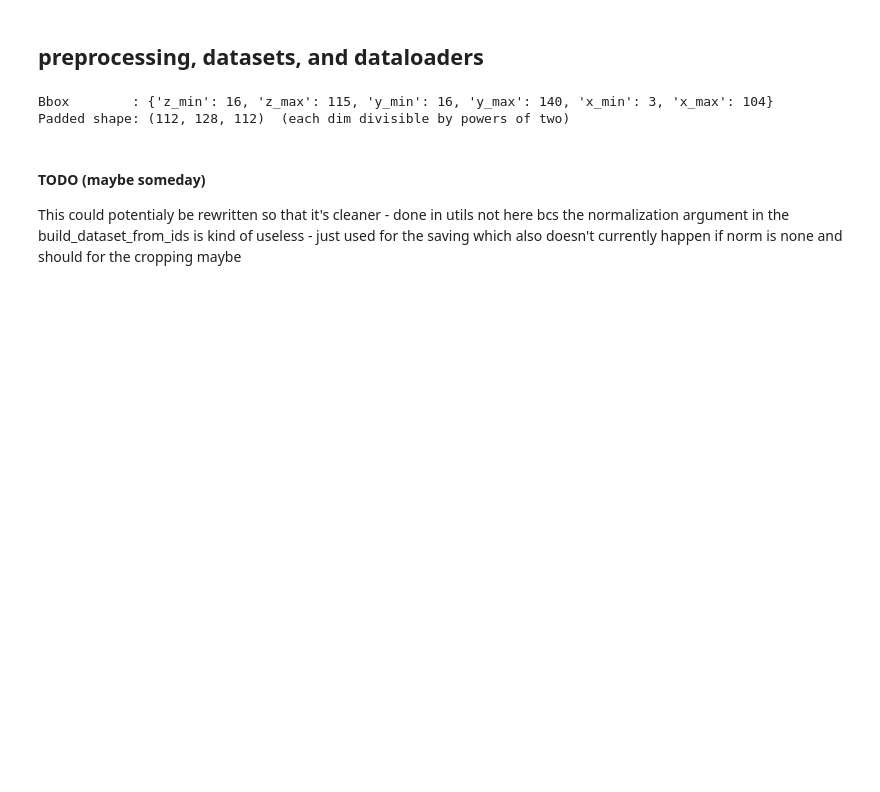
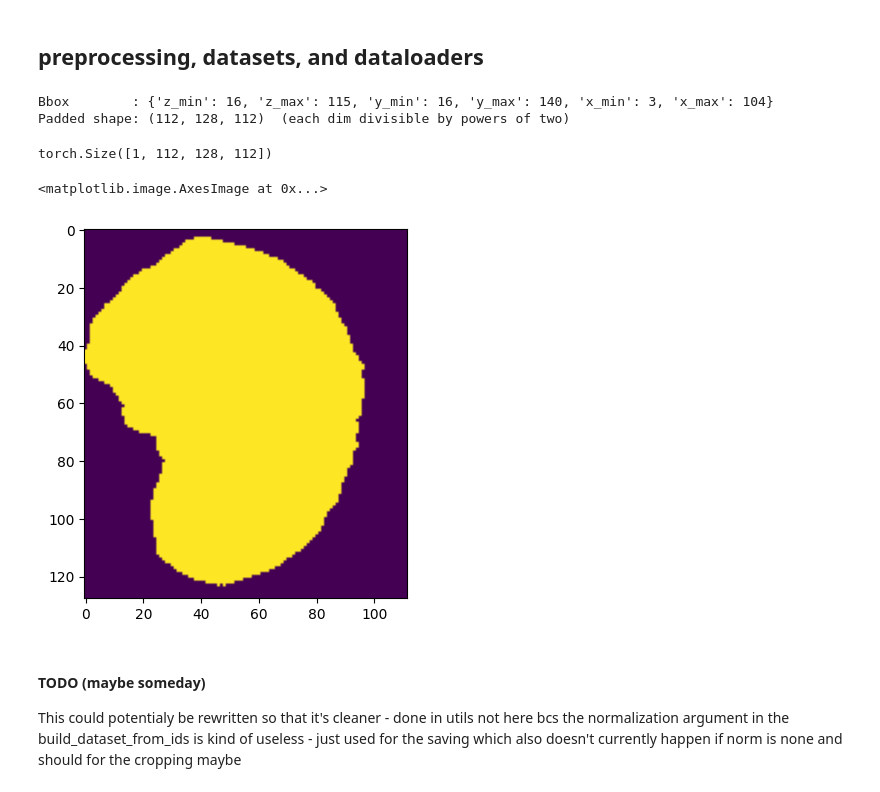
Before and after one commit to juliaryb/dl-tract-density-survival, a Jupyter notebook: autoencoder_preprocessing_and_training.ipynb, the cells around one changed output. Drawn from its saved outputs; the diff is of its cells as text; code cells hidden in the pictures; blank space fills up the shorter version.

```diff
--- a/autoencoder_preprocessing_and_training.ipynb
+++ b/autoencoder_preprocessing_and_training.ipynb
@@ -178,6 +181,22 @@ print(f"Padded shape: {padded_shape}  (each dim divisible by powers of two)")
 # %% [output]
 Bbox        : {'z_min': 16, 'z_max': 115, 'y_min': 16, 'y_max': 140, 'x_min': 3, 'x_max': 104}
 Padded shape: (112, 128, 112)  (each dim divisible by powers of two)
+# %%
+brain_mask = load_brain_mask(cfg.brain_mask, bbox, padded_shape)
+print(brain_mask.shape)
+
+mid = 50
+plt.imshow(brain_mask[0][mid])
+# fig, axes = plt.subplots(1, 2, figsize=(9, 4))
+# axes[0].imshow(t1.get_fdata()[mid],      cmap="gray");  axes[0].set_title("T1 — axial mid")
+# axes[1].imshow(t1_mask.get_fdata()[mid], cmap="gray");  axes[1].set_title("Brain mask — axial mid")
+# for ax in axes: ax.axis("off")
+# plt.tight_layout()
+# plt.show()
+# %% [output]
+torch.Size([1, 112, 128, 112])
+<matplotlib.image.AxesImage at 0x...>
+[figure, added]
 # %% [markdown]
 #### TODO (maybe someday)
 This could potentialy be rewritten so that it's cleaner - done in utils not here bcs the normalization argument in the build_dataset_from_ids is kind of useless - just used for the saving which also doesn't currently happen if norm is none and should for the cropping maybe
```
Also changed, not shown: parts of 4 cells of this notebook, 4 other files.
